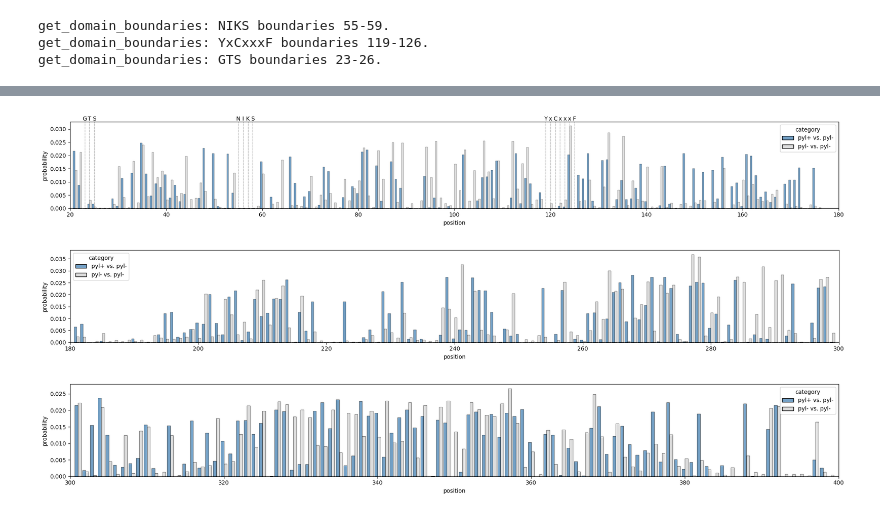
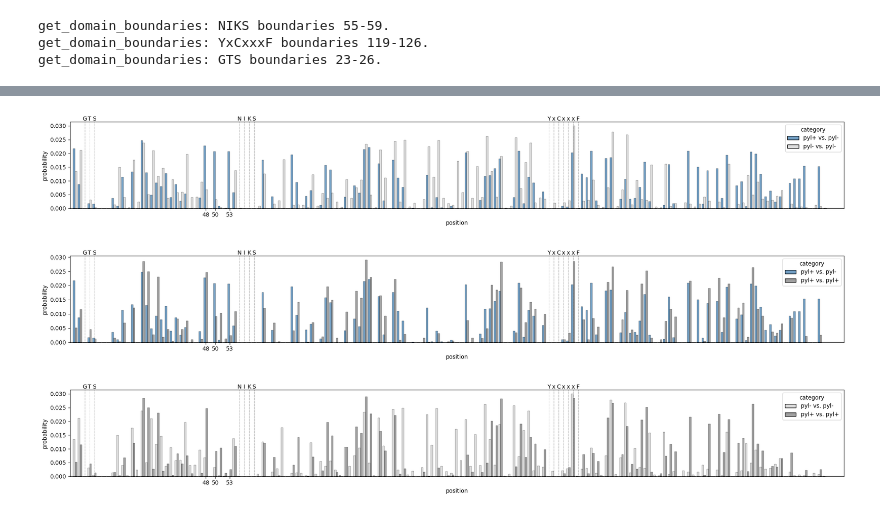
Before and after one commit to pipparichter/pyrrolysine, a Jupyter notebook: notebooks/sandbox-2.ipynb, the cells around one changed output, grey strips where cells are left out. Drawn from its saved outputs; the diff is of its cells as text; code cells hidden in the pictures.

```diff
--- a/notebooks/sandbox-2.ipynb
+++ b/notebooks/sandbox-2.ipynb
@@ -83,17 +84,21 @@ def get_distances(arf1_df, tree, max_distance=2.5):
     distance_df = pd.DataFrame(distance_df)
     return distance_df
 
-tree = load_ar53_tree(genome_ids=arf1_df.genome_id.unique())
+tree = gtdb_load_ar53_tree(genome_ids=arf1_df.genome_id.unique())
 
-if os.path.exists('../data/arf1_tree_distances_ar53.csv'):
+if not os.path.exists('../data/arf1_tree_distances_ar53.csv'):
     distance_df = get_distances(arf1_df, tree)
     distance_df.to_csv('../data/arf1_tree_distances_ar53.csv')
 distance_df = pd.read_csv('../data/arf1_tree_distances_ar53.csv', index_col=0)
 
+# Don't want to include this genome in the analysis in case it skews things.
+exclude_genome_id = 'GCA_003164755.1'
+distance_df = distance_df[(distance_df.protein_id_1 != exclude_genome_id) & (distance_df.protein_id_2 != exclude_genome_id)].copy()
+
 protein_ids = np.unique(distance_df.protein_id_1.tolist() + distance_df.protein_id_2.tolist())
 
 align_df = pd.read_csv('../data/arf1_cleaned_align.tsv', usecols=[0, 1, 2, 3], sep='\t', names=['query_id', 'target_id', 'e_value', 'percent_identity'])
-percent_identity_map = align_df.set_index(["query_id", "target_id"])["percent_identity"].to_dict()
+percent_identity_map = align_df.set_index(['query_id', 'target_id'])["percent_identity"].to_dict()
 # %%
 fig, (ax_a, ax_b) = plt.subplots(figsize=(6, 3), ncols=2)
 
@@ -122,17 +127,17 @@ plt.show()
 # %%
 max_distance = 0.7
 min_distance = 0.5
-delta = 0.02
+delta = 0.005
 
 mask = distance_df.distance < max_distance
 protein_ids = distance_df[mask].protein_id_1.tolist() + distance_df[mask].protein_id_2.tolist()
 protein_ids = np.unique(protein_ids)
 
-def sample(ref_distances, distance_df, delta=delta, n:int=10):
+def sample(ref_distances, distance_df, delta=delta, n:int=5):
     sample_df = list()
     for distance in ref_distances:
         mask = (distance_df.distance < distance + delta) & (distance_df.distance > distance - delta)
-        sample_df.append(distance_df[mask].sample(n, replace=True).copy())
+        sample_df.append(distance_df[mask].sample(n, replace=False).copy())
     sample_df = pd.concat(sample_df)
     return sample_df
 
@@ -152,7 +157,7 @@ def _annotate_residues(annotations:dict, ax=None, lines_only:bool=False):
                 ax.text(x, ax.get_ylim()[-1], aa, ha='center', va='bottom')
             ax.axvline(x, ls='--', lw=0.5, color='gray')
 
-index, alignment = load_msa('../data/arf1_cleaned.afa', ids=protein_ids)
+index, alignment = load_msa('../data/arf1_cleaned.afa', ids=protein_ids, conservation_threshold=0.8)
 alignment_df = pd.DataFrame(alignment, index=index)
 
 seq = ''.join(alignment[0])
@@ -179,5 +184,5 @@ Num. pyl- vs. pyl- pairs in sample: 2757
 # %%
-index, alignment = load_msa('../data/arf1_cleaned.afa', ids=protein_ids)
+index, alignment = load_msa('../data/arf1_cleaned.afa', ids=protein_ids, conservation_threshold=0.8)
 alignment_df = pd.DataFrame(alignment, index=index)
 # alignment_df = alignment_df.replace(dayhoff)
 
@@ -190,34 +210,48 @@ figure_df = pd.DataFrame(figure_df)
 # %%
-# values_1 = values_1[(values_1 > min_position) & (values_1 < max_position)]
-# values_2 = values_2[(values_2 > min_position) & (values_2 < max_position)]
-# stat, p = mannwhitneyu(values_1, values_2, alternative='two-sided')
-# ax.text(0.02, 0.9, '$p_{MWU}=$' + f'{p:.4f}', transform=ax.transAxes)
+# First pass: Compared organisms across all Archaea which are of comparable phylogenetic distance. Because being Pyl+ is localized to specific clades
+# (largely monophyletic), the Pyl+ vs. Pyl- and Pyl- vs. Pyl+ comparisons were comparing Methanosarcinales and the other order, and nearly all
+# the Pyl- vs. Pyl- comparisons were amongst Halobacteriales.
 
-def figure(min_position:int=30, max_position:int=55, exclude_pyl_plus:bool=False, annotate_residues:bool=False):
+# Initially observed that the mutation hotspots for Pyl+ vs. Pyl- are very similar to those
+# for Pyl+ vs. Pyl+, suggesting that there may be noise related to the fact that where random mutations occur will have a phylogenetic signal, which
+# might make something look significant which is not significant (i.e. comparing one sequence in an extremely redundant clade to lots of other sequences in that clade
+# may result in increased signal for unimportant residues which randomly mutated in one of the sub-clades). I think that, because of the nature of the
+# distribution of Pyl+, it makes sense to only allow one comparison per genome, though this really limits the number of Pyl+ vs. Pyl- comparisons.
+
+# How to fix this problem? I want to use the Pyl- vs. Pyl- background signal from other organisms. In theory, mutations with residues amongst Pyl- organisms
+# should not alter stop codon specificity, regardless of how far the evolutionary distance. There should be peaks around residues which have little bearing on
+# the enzyme function. Because of the chance of developing compensatory mutations at far evolutionary distances, it makes sense to limit the
+# maximum phylogenetic distance, i.e. look at the same order
+
+def figure(min_position:int=30, max_position:int=55, categories=['pyl- vs. pyl-', 'pyl+ vs. pyl+'], annotate_residues:bool=False, stat:str='probability'):
     fig, ax = plt.subplots(figsize=(20, 3))
 
     mask = (figure_df.position < max_position) & (figure_df.position > min_position)
-    mask = mask & (figure_df.category != 'pyl+ vs. pyl+') if exclude_pyl_plus else mask
+    mask = mask & figure_df.category.isin(categories)
     palette = {'pyl- vs. pyl-':'lightgray', 'pyl+ vs. pyl+':'gray', 'pyl+ vs. pyl-':'steelblue'}
-    sns.histplot(figure_df[mask], x='position', discrete=True, hue='category', stat='probability', common_norm=False, palette=palette, multiple='dodge', shrink=0.8)
-    ax.set_ylabel('probability')
+    sns.histplot(figure_df[mask], x='position', discrete=True, hue='category', stat=stat, common_norm=False, palette=palette, multiple='dodge', shrink=0.8)
+    ax.set_ylabel(stat)
     ax.set_xlim(xmin=min_position, xmax=max_position)
 
     if annotate_residues:
         _annotate_residues(domain_boundaries, ax=ax)
+
+    ax.set_xticks([48, 50, 53])
 
     fig.tight_layout()
     plt.show()
 
 c_domain = {'min_position':300, 'max_position':400}
 n_domain = {'min_position':20, 'max_position':180}
 m_domain = {'min_position':180, 'max_position':300}
 
-figure(exclude_pyl_plus=True, annotate_residues=True, **n_domain)
-figure(exclude_pyl_plus=True, **m_domain)
-figure(exclude_pyl_plus=True, **c_domain)
+figure(annotate_residues=True, categories=['pyl- vs. pyl-', 'pyl+ vs. pyl-'], **n_domain)
+figure(annotate_residues=True, categories=['pyl+ vs. pyl+', 'pyl+ vs. pyl-'], **n_domain)
+figure(annotate_residues=True, categories=['pyl+ vs. pyl+', 'pyl- vs. pyl-'], **n_domain)
+# figure(exclude_pyl_plus=True, **m_domain)
+# figure(exclude_pyl_plus=True, **c_domain)
 # figure(min_position=90, max_position=130, exclude_pyl_plus=True)
 # %% [output]
-[figure, old version]
+[figure, new version]
-[figure, old version]
+[figure, new version]
-[figure, old version]
+[figure, new version]
```
Also changed, not shown: parts of 8 cells of this notebook, 8 other files.
